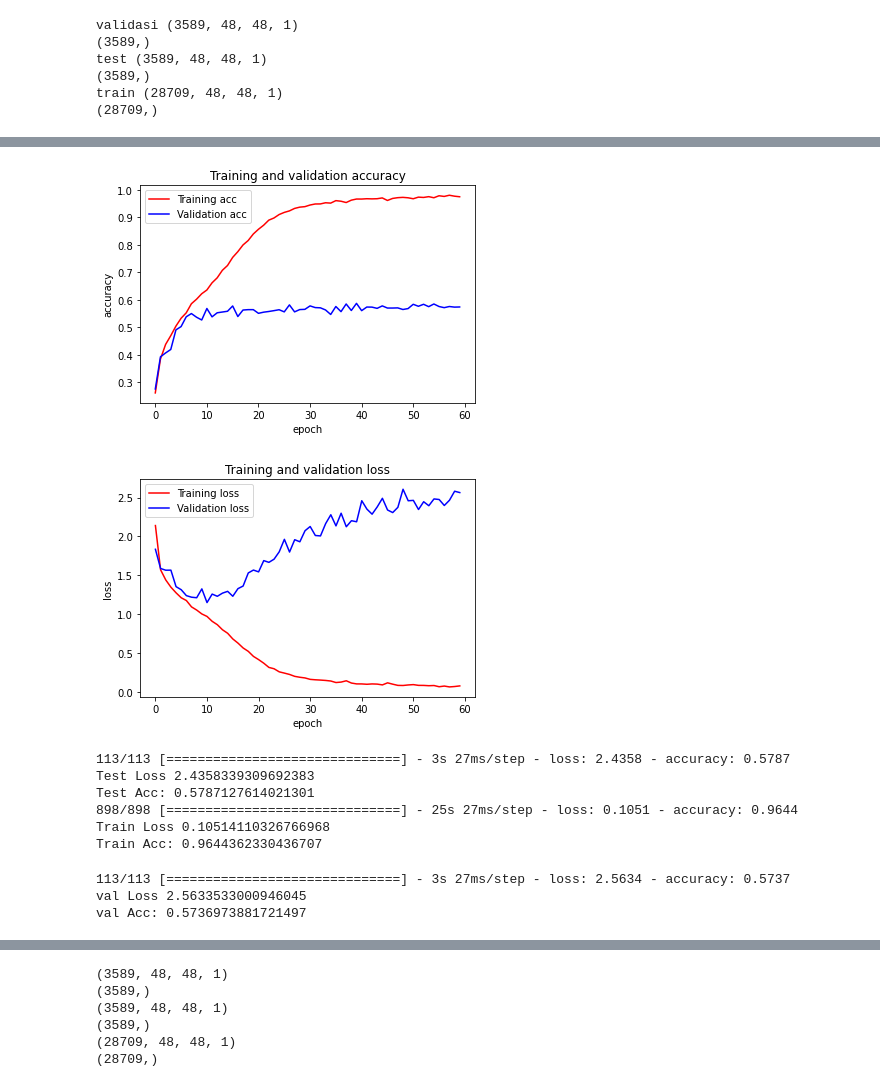
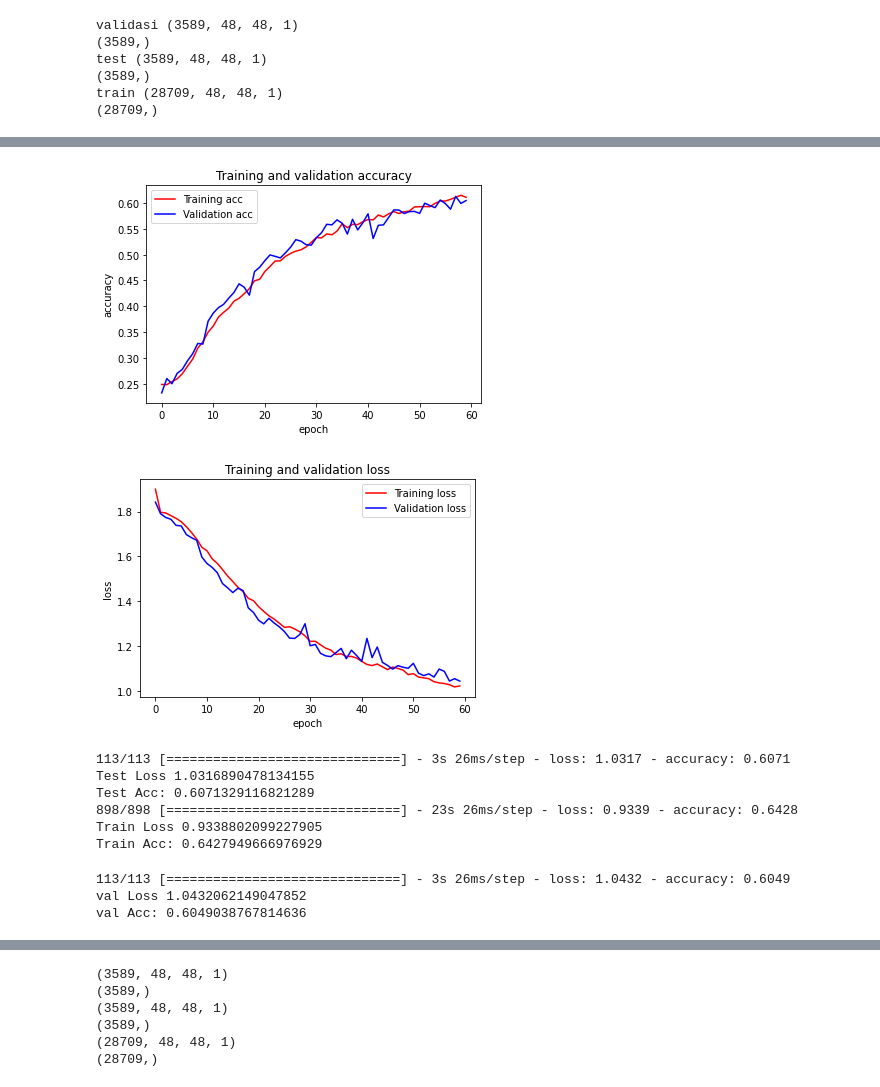
Before and after one commit to senapahlevi/FER2013_Resnet50_WeightNone, a Jupyter notebook: FER2013_Resnet50_weightnone_seed1_fixTrainTestVal.ipynb, the cells around one changed output, grey strips where cells are left out. Saved outputs shown, nothing was run; the diff lists cells and outputs as text; code cells hidden in the pictures.

Commit message:
SGD_LR=0.01_BS:64_epochs60_seed_resnet50edit_Aug:rr,sr,ws,hs,zr,hf 60%

```diff
--- a/FER2013_Resnet50_weightnone_seed1_fixTrainTestVal.ipynb
+++ b/FER2013_Resnet50_weightnone_seed1_fixTrainTestVal.ipynb
@@ -334,16 +334,15 @@ faces, emotions = load_fer2013()
 faces = preprocess_input(faces)
 #xtrain, xtest,ytrain,ytest = train_test_split(faces, emotions,test_size=0.2,shuffle=True)
 #Data Augumentation
-"""data_generator = ImageDataGenerator(
+data_generator = ImageDataGenerator(
                         rotation_range=10,
                         shear_range = 10,
                         width_shift_range=0.1,
                         height_shift_range=0.1,
                         zoom_range=.1,
                         horizontal_flip=True,
-                        )"""
-#
-data_generator = ImageDataGenerator( )
+                        )
+#data_generator = ImageDataGenerator( )
 # %%
 """
 xtrain, xtest, ytrain, ytest = train_test_split(faces, emotions, test_size=0.1,)
@@ -425,7 +407,7 @@ num_classes = 7
 
 from keras.optimizers import Adam, SGD
 model = ResNet50(input_shape = (48, 48, 1), classes = 7)
-optimizer = Adam(learning_rate=0.0005)
+optimizer = SGD(learning_rate=0.01)
 model.compile(optimizer= optimizer, loss='sparse_categorical_crossentropy', metrics=['accuracy'])
 # %%
 #kita mau save model callbackshuhuhuhuhhg
@@ -500,31 +482,31 @@ Epoch 60/60
 # %%
 import matplotlib.pyplot as plt
 
-model.save('/content/drive/MyDrive/FER2013KaggleOri/fer2013/Resnet50Scracth/scratchcheckpoint/Fix_resnet50edit_seed_adam_shuffalse_noAug1.h5')
+model.save('/content/drive/MyDrive/FER2013KaggleOri/fer2013/Resnet50Scracth/scratchcheckpoint/Fix_resnet50edit_seed_SGD_shuffalse_Aug1.h5')
 
 #gffhgffkjkjdskjjkjkjkjhjhnnnhjhhuyghhgdas
 accuracy = history.history['accuracy']
 val_accuracy = history.history['val_accuracy']
 loss = history.history['loss']
 val_loss = history.history['val_loss']
 num_epochs = range(len(accuracy))
 plt.plot(num_epochs, accuracy, 'r', label='Training acc')
 plt.plot(num_epochs, val_accuracy, 'b', label='Validation acc')
 plt.title('Training and validation accuracy')
 plt.ylabel('accuracy')
 plt.xlabel('epoch')
 plt.legend()
 plt.figure()
 plt.plot(num_epochs, loss, 'r', label='Training loss')
 plt.plot(num_epochs, val_loss, 'b', label='Validation loss')
 plt.title('Training and validation loss')
 plt.ylabel('loss')
 plt.xlabel('epoch')
 plt.legend()
 plt.show()
 # %% [output]
-[figure, old version]
+[figure, new version]
-[figure, old version]
+[figure, new version]
 # %%
 testloss = model.evaluate(xtest, ytest)
 print("Test Loss " + str(testloss[0]))
@@ -533,19 +515,19 @@ trainloss = model.evaluate(xtrain, ytrain)
 print("Train Loss " + str(trainloss[0]))
 print("Train Acc: " + str(trainloss[1]))
 # %% [output]
-113/113 [==============================] - 3s 27ms/step - loss: 2.4358 - accuracy: 0.5787
-Test Loss 2.4358339309692383
-Test Acc: 0.5787127614021301
-898/898 [==============================] - 25s 27ms/step - loss: 0.1051 - accuracy: 0.9644
-Train Loss 0.10514110326766968
-Train Acc: 0.9644362330436707
+113/113 [==============================] - 3s 26ms/step - loss: 1.0317 - accuracy: 0.6071
+Test Loss 1.0316890478134155
+Test Acc: 0.6071329116821289
+898/898 [==============================] - 23s 26ms/step - loss: 0.9339 - accuracy: 0.6428
+Train Loss 0.9338802099227905
+Train Acc: 0.6427949666976929
 # %%
 testlosz = model.evaluate(x_val, y_val)
 print("val Loss " + str(testlosz[0]))
 print("val Acc: " + str(testlosz[1]))
 # %% [output]
-113/113 [==============================] - 3s 27ms/step - loss: 2.5634 - accuracy: 0.5737
-val Loss 2.5633533000946045
-val Acc: 0.5736973881721497
+113/113 [==============================] - 3s 26ms/step - loss: 1.0432 - accuracy: 0.6049
+val Loss 1.0432062149047852
+val Acc: 0.6049038767814636
 # %%
 from keras.models import load_model
```
Also changed, not shown: parts of 10 cells of this notebook.
